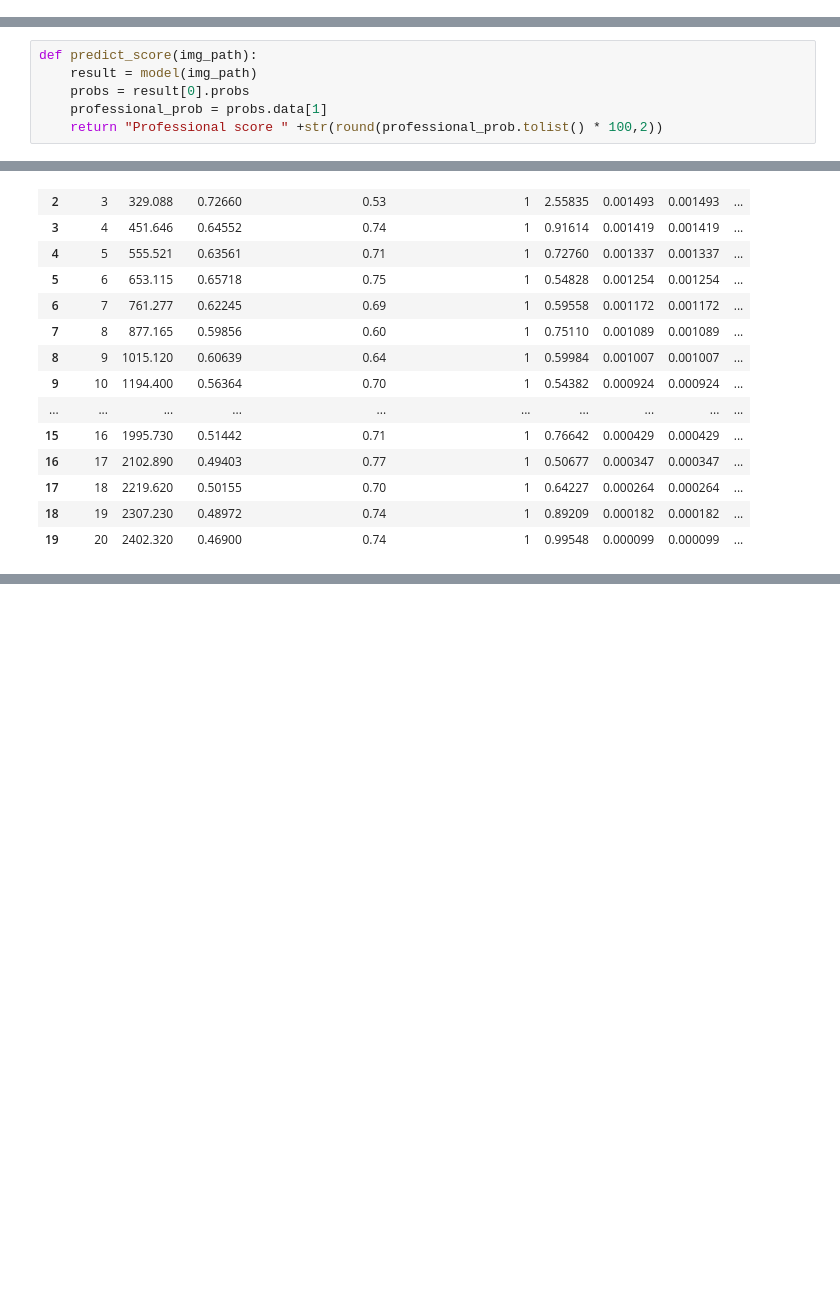
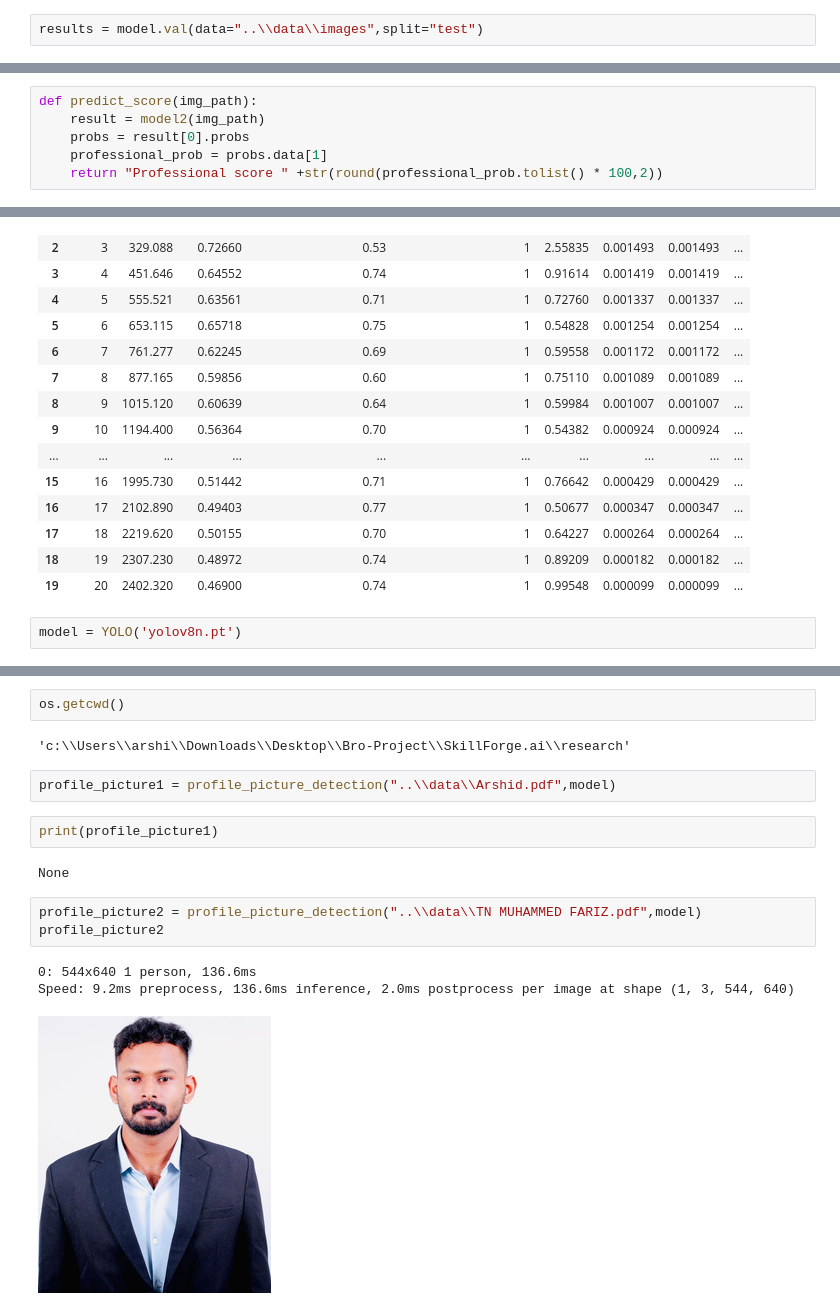
Before and after one commit to Arshidtm/SkillForge.ai, a Jupyter notebook: research/profile.ipynb, the cells around one changed output, grey strips where cells are left out. Saved outputs shown, nothing was run; the diff lists cells and outputs as text; blank space fills up the shorter version.

```diff
--- a/research/profile.ipynb
+++ b/research/profile.ipynb
@@ -20,3 +20,5 @@ os.getcwd()
 from ultralytics import YOLO
 # %%
 model = YOLO("..\\models\\runs\\classify\\train\\weights\\best.pt")
+# %%
+results = model.val(data="..\\data\\images",split="test")
@@ -98,7 +156,7 @@ image 1/1 c:\Users\arshi\Downloads\Desktop\Bro-Project\SkillForge.ai\research\..
 Speed: 8.0ms preprocess, 150.7ms inference, 0.1ms postprocess per image at shape (1, 3, 320, 320)
 # %%
 def predict_score(img_path):
-    result = model(img_path)
+    result = model2(img_path)
     probs = result[0].probs
     professional_prob = probs.data[1]
     return "Professional score " +str(round(professional_prob.tolist() * 100,2))
@@ -205,3 +263,5 @@ df
 | 17 | 18 | 2219.620 | 0.50155 | 0.70 | 1 | 0.64227 | 0.000264 | 0.000264 | ... |
 | 18 | 19 | 2307.230 | 0.48972 | 0.74 | 1 | 0.89209 | 0.000182 | 0.000182 | ... |
 | 19 | 20 | 2402.320 | 0.46900 | 0.74 | 1 | 0.99548 | 0.000099 | 0.000099 | ... |
+# %%
+model = YOLO('yolov8n.pt')
@@ -207,0 +319,17 @@ df
+# %%
+os.getcwd()
+# %% [output]
+'c:\\Users\\arshi\\Downloads\\Desktop\\Bro-Project\\SkillForge.ai\\research'
+# %%
+profile_picture1 = profile_picture_detection("..\\data\\Arshid.pdf",model)
+# %%
+print(profile_picture1)
+# %% [output]
+None
+# %%
+profile_picture2 = profile_picture_detection("..\\data\\TN MUHAMMED FARIZ.pdf",model)
+profile_picture2
+# %% [output]
+0: 544x640 1 person, 136.6ms
+Speed: 9.2ms preprocess, 136.6ms inference, 2.0ms postprocess per image at shape (1, 3, 544, 640)
+[figure, added]
```
Also changed, not shown: parts of 10 cells of this notebook, 21 other files.
